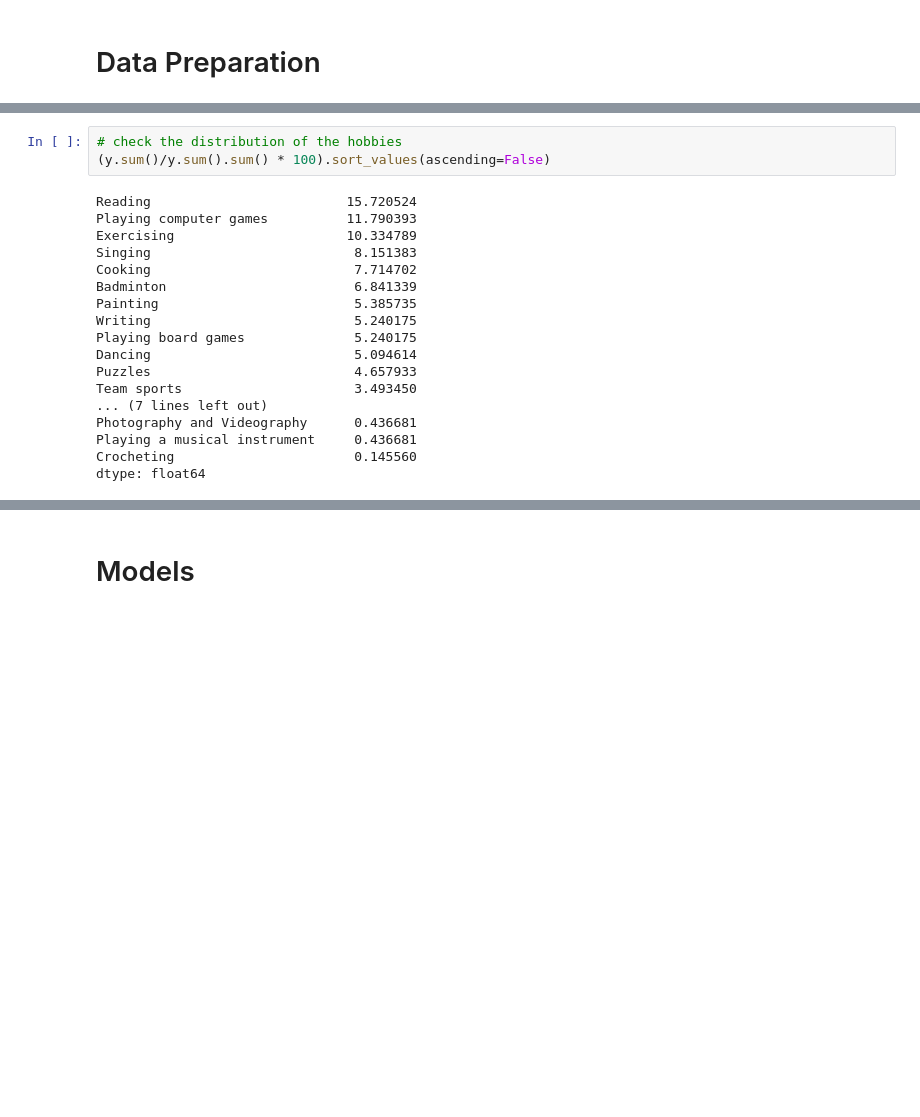
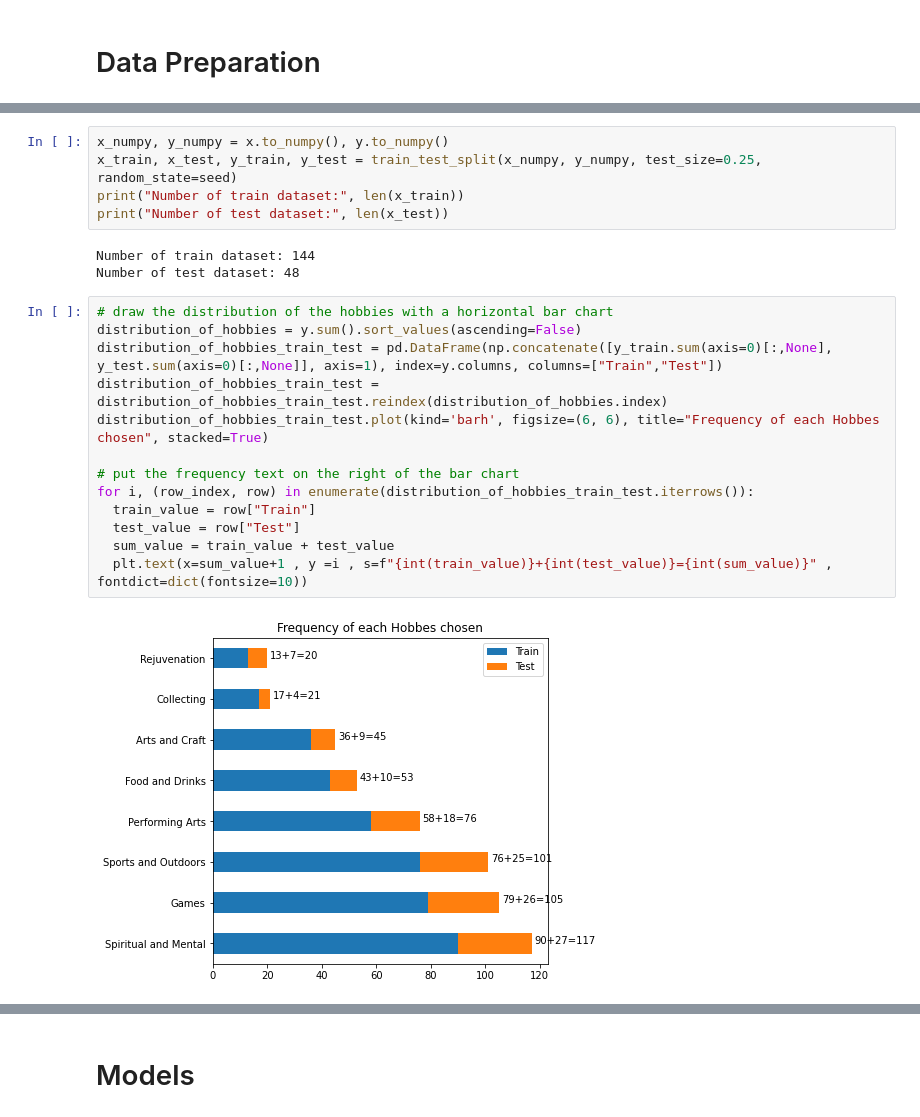
Before and after one commit to Shuhxian/Self_Love_App, a Jupyter notebook: Machine_Learning.ipynb, the cells around one changed output, grey strips where cells are left out. Saved outputs shown, nothing was run; the diff lists cells and outputs as text; blank space fills up the shorter version.

```diff
--- a/Machine_Learning.ipynb
+++ b/Machine_Learning.ipynb
@@ -101,24 +116,26 @@ x.describe()
-# %%
-# check the distribution of the hobbies
-(y.sum()/y.sum().sum() * 100).sort_values(ascending=False)
-# %% [output]
-Reading                         15.720524
-Playing computer games          11.790393
-Exercising                      10.334789
-Singing                          8.151383
-Cooking                          7.714702
-Badminton                        6.841339
-Painting                         5.385735
-Writing                          5.240175
-Playing board games              5.240175
-Dancing                          5.094614
-Puzzles                          4.657933
-Team sports                      3.493450
-... (7 lines left out)
-Photography and Videography      0.436681
-Playing a musical instrument     0.436681
-Crocheting                       0.145560
-dtype: float64
+# %%
+x_numpy, y_numpy = x.to_numpy(), y.to_numpy()
+x_train, x_test, y_train, y_test = train_test_split(x_numpy, y_numpy, test_size=0.25, random_state=seed)
+print("Number of train dataset:", len(x_train))
+print("Number of test dataset:", len(x_test))
+# %% [output]
+Number of train dataset: 144
+Number of test dataset: 48
+# %%
+# draw the distribution of the hobbies with a horizontal bar chart
+distribution_of_hobbies = y.sum().sort_values(ascending=False)
+distribution_of_hobbies_train_test = pd.DataFrame(np.concatenate([y_train.sum(axis=0)[:,None], y_test.sum(axis=0)[:,None]], axis=1), index=y.columns, columns=["Train","Test"])
+distribution_of_hobbies_train_test = distribution_of_hobbies_train_test.reindex(distribution_of_hobbies.index)
+distribution_of_hobbies_train_test.plot(kind='barh', figsize=(6, 6), title="Frequency of each Hobbes chosen", stacked=True)
+
+# put the frequency text on the right of the bar chart
+for i, (row_index, row) in enumerate(distribution_of_hobbies_train_test.iterrows()):
+  train_value = row["Train"]
+  test_value = row["Test"]
+  sum_value = train_value + test_value
+  plt.text(x=sum_value+1 , y =i , s=f"{int(train_value)}+{int(test_value)}={int(sum_value)}" , fontdict=dict(fontsize=10))
+# %% [output]
+[figure, added]
 # %%
 y.sum(axis=1).plot.hist(title='Histogram of the number of hobbies for each person')
 # %% [output]
```
Also changed, not shown: parts of 28 cells of this notebook.
